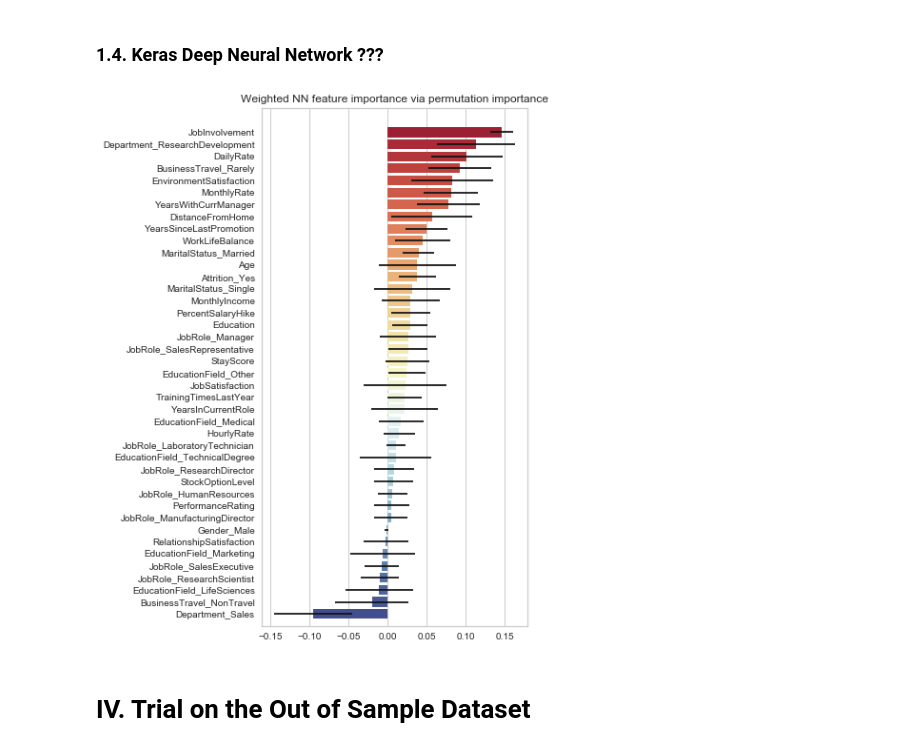
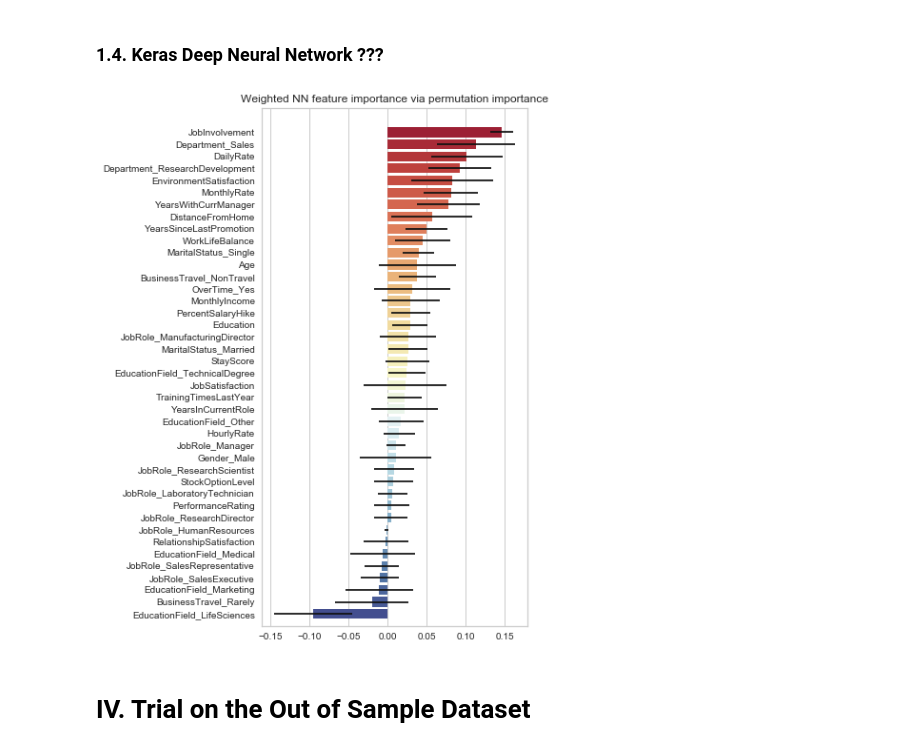
Before and after one commit to HenrikPereira/EDSBproject, a Jupyter notebook: Scripts/Data_models.ipynb, the cells around one changed output. Saved outputs shown, nothing was run; the diff lists cells and outputs as text; code cells hidden in the pictures.

```diff
--- a/Scripts/Data_models.ipynb
+++ b/Scripts/Data_models.ipynb
@@ -1887,27 +1887,27 @@ plt.show()
 # %%
 imp_vals, imp_all = feature_importance_permutation(
     predict_method=model_keras_w.predict_classes,
     X=test_features,
     y=test_labels,
     metric=metrics.f1_score,
     num_rounds=50,
     seed=1)
 
 X=test_df
 y=test_labels
 
 #imp_vals = minmax.fit_transform(imp_vals.reshape(-1,1)).ravel()
 
 std = np.std(imp_all, axis=1)
 indices = np.argsort(imp_vals)[::1]
 
 plt.figure(figsize=(5,10))
 plt.title("Weighted NN feature importance via permutation importance")
-sb.barplot(y=test_df.columns[indices], x=imp_vals[indices], xerr=std[indices], palette="RdYlBu_r")
+sb.barplot(y=test_df.drop('Attrition_Yes', axis=1).columns[indices], x=imp_vals[indices], xerr=std[indices], palette="RdYlBu_r")
 plt.ylim([-1, X.shape[1]])
 plt.show()
 # %% [output]
-[figure, old version]
+[figure, new version]
 # %% [markdown]
 # IV. Trial on the Out of Sample Dataset
 # %% [markdown]
```
Also changed, not shown: parts of 3 cells of this notebook.
